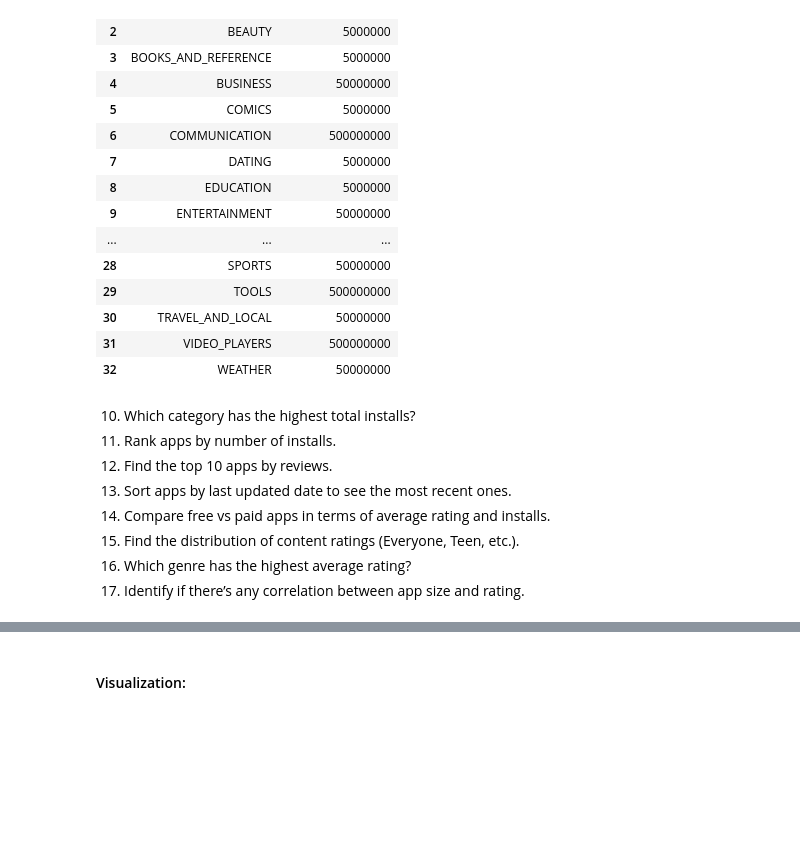
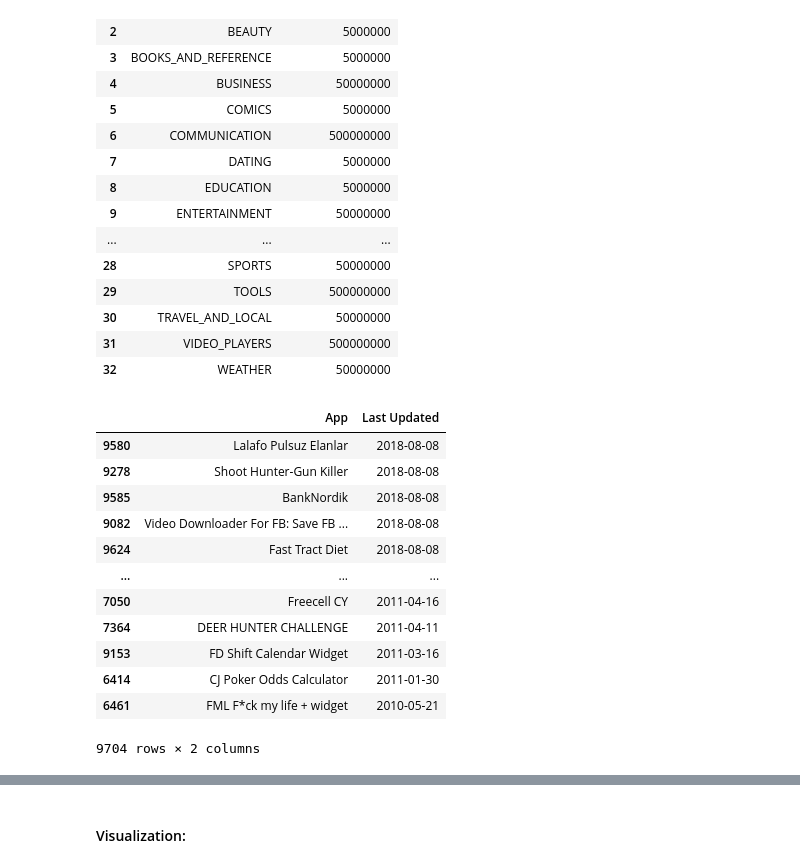
Before and after one commit to GauravSoni24/Portfolio_Apps_2026_27, a Jupyter notebook: analysis_102.ipynb, the cells around one changed output, grey strips where cells are left out. Cells and saved outputs as stored; diff of their text form; code cells hidden in the pictures; blank space fills up the shorter version.

```diff
--- a/analysis_102.ipynb
+++ b/analysis_102.ipynb
@@ -488,12 +487,18 @@ df.groupby('Category')['Installs'].max().reset_index(name='Maximum_Installs').so
 | 32 | WEATHER | 50000000 |
 # %%
 # 11:
+df.loc[:, ['App', 'Last Updated']].sort_values('Last Updated', ascending=False)
+# %% [output]
+|  | App | Last Updated |
+| 9580 | Lalafo Pulsuz Elanlar | 2018-08-08 |
+| 9278 | Shoot Hunter-Gun Killer | 2018-08-08 |
+| 9585 | BankNordik | 2018-08-08 |
+| 9082 | Video Downloader For FB: Save FB ... | 2018-08-08 |
+| 9624 | Fast Tract Diet | 2018-08-08 |
+| ... | ... | ... |
+| 7050 | Freecell CY | 2011-04-16 |
+| 7364 | DEER HUNTER CHALLENGE | 2011-04-11 |
+| 9153 | FD Shift Calendar Widget | 2011-03-16 |
+| 6414 | CJ Poker Odds Calculator | 2011-01-30 |
+| 6461 | FML F*ck my life + widget | 2010-05-21 |
+9704 rows × 2 columns
-# %% [markdown]
-10. Which category has the highest total installs?
-11. Rank apps by number of installs.
-12. Find the top 10 apps by reviews.
-13. Sort apps by last updated date to see the most recent ones.
-14. Compare free vs paid apps in terms of average rating and installs.
-15. Find the distribution of content ratings (Everyone, Teen, etc.).
-16. Which genre has the highest average rating?
-17. Identify if there’s any correlation between app size and rating.
```
Also changed, not shown: parts of 8 cells of this notebook.
